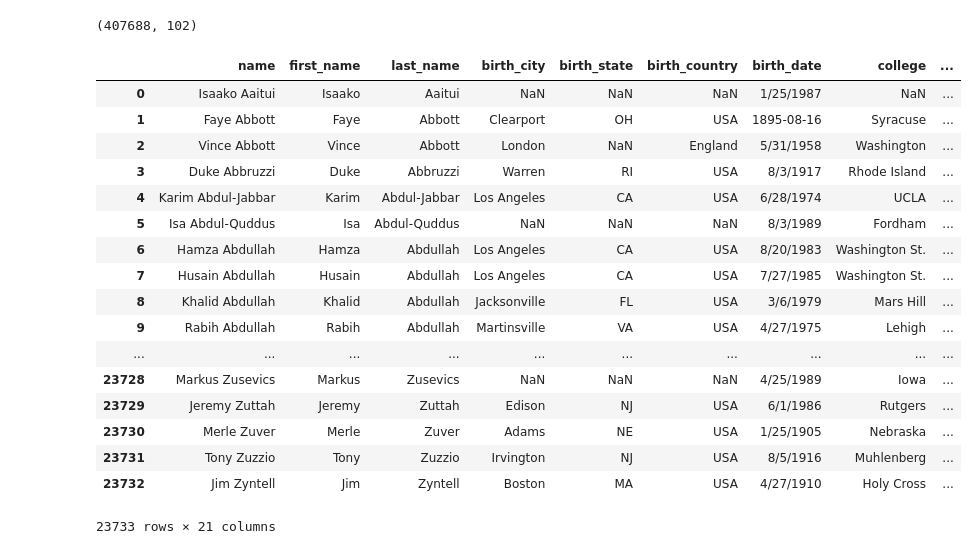
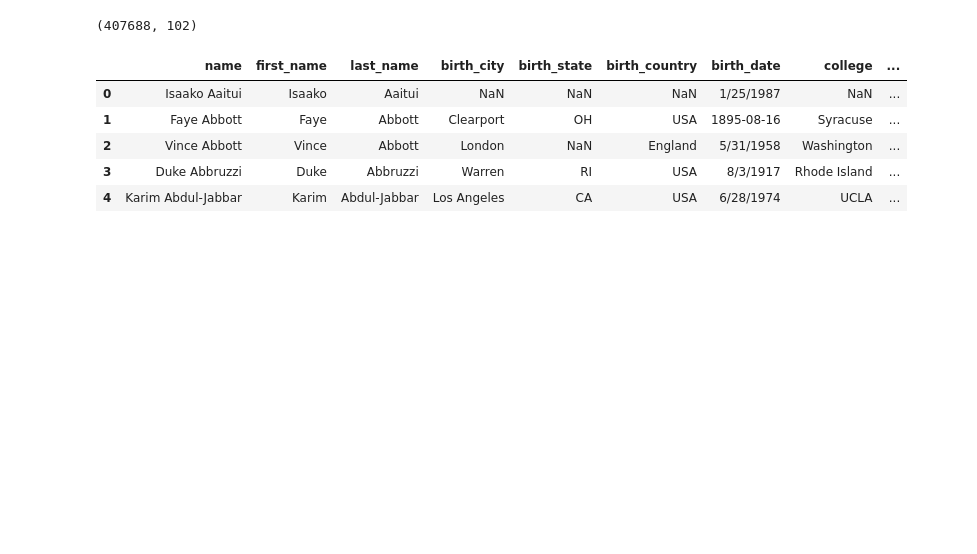
Before and after one commit to msohail07/FootballAnalysis, a Jupyter notebook: ncaaf_EDA_0.ipynb, the cells around one changed output. Cells and saved outputs as stored; diff of their text form; code cells hidden in the pictures; blank space fills up the shorter version.

```diff
--- a/ncaaf_EDA_0.ipynb
+++ b/ncaaf_EDA_0.ipynb
@@ -104,25 +130,13 @@ nflDF.shape
 # %%
 dfPlayers = pd.read_csv('data/players_2013-12-12.csv')
 # %%
-dfPlayers
+dfPlayers.head()
 # %% [output]
 |  | name | first_name | last_name | birth_city | birth_state | birth_country | birth_date | college | ... |
 | 0 | Isaako Aaitui | Isaako | Aaitui | NaN | NaN | NaN | 1/25/1987 | NaN | ... |
 | 1 | Faye Abbott | Faye | Abbott | Clearport | OH | USA | 1895-08-16 | Syracuse | ... |
 | 2 | Vince Abbott | Vince | Abbott | London | NaN | England | 5/31/1958 | Washington | ... |
 | 3 | Duke Abbruzzi | Duke | Abbruzzi | Warren | RI | USA | 8/3/1917 | Rhode Island | ... |
 | 4 | Karim Abdul-Jabbar | Karim | Abdul-Jabbar | Los Angeles | CA | USA | 6/28/1974 | UCLA | ... |
-| 5 | Isa Abdul-Quddus | Isa | Abdul-Quddus | NaN | NaN | NaN | 8/3/1989 | Fordham | ... |
-| 6 | Hamza Abdullah | Hamza | Abdullah | Los Angeles | CA | USA | 8/20/1983 | Washington St. | ... |
-| 7 | Husain Abdullah | Husain | Abdullah | Los Angeles | CA | USA | 7/27/1985 | Washington St. | ... |
-| 8 | Khalid Abdullah | Khalid | Abdullah | Jacksonville | FL | USA | 3/6/1979 | Mars Hill | ... |
-| 9 | Rabih Abdullah | Rabih | Abdullah | Martinsville | VA | USA | 4/27/1975 | Lehigh | ... |
-| ... | ... | ... | ... | ... | ... | ... | ... | ... | ... |
-| 23728 | Markus Zusevics | Markus | Zusevics | NaN | NaN | NaN | 4/25/1989 | Iowa | ... |
-| 23729 | Jeremy Zuttah | Jeremy | Zuttah | Edison | NJ | USA | 6/1/1986 | Rutgers | ... |
-| 23730 | Merle Zuver | Merle | Zuver | Adams | NE | USA | 1/25/1905 | Nebraska | ... |
-| 23731 | Tony Zuzzio | Tony | Zuzzio | Irvington | NJ | USA | 8/5/1916 | Muhlenberg | ... |
-| 23732 | Jim Zyntell | Jim | Zyntell | Boston | MA | USA | 4/27/1910 | Holy Cross | ... |
-23733 rows × 21 columns
 # %%
 dfWeather = pd.read_csv('data/weather_20131231.csv')
```
Also changed, not shown: parts of 10 cells of this notebook.
